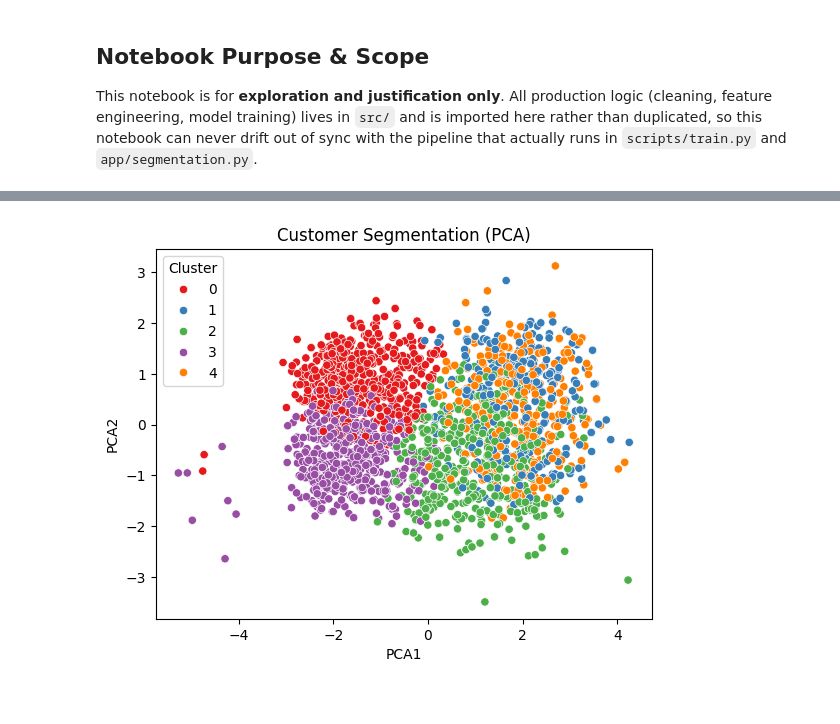
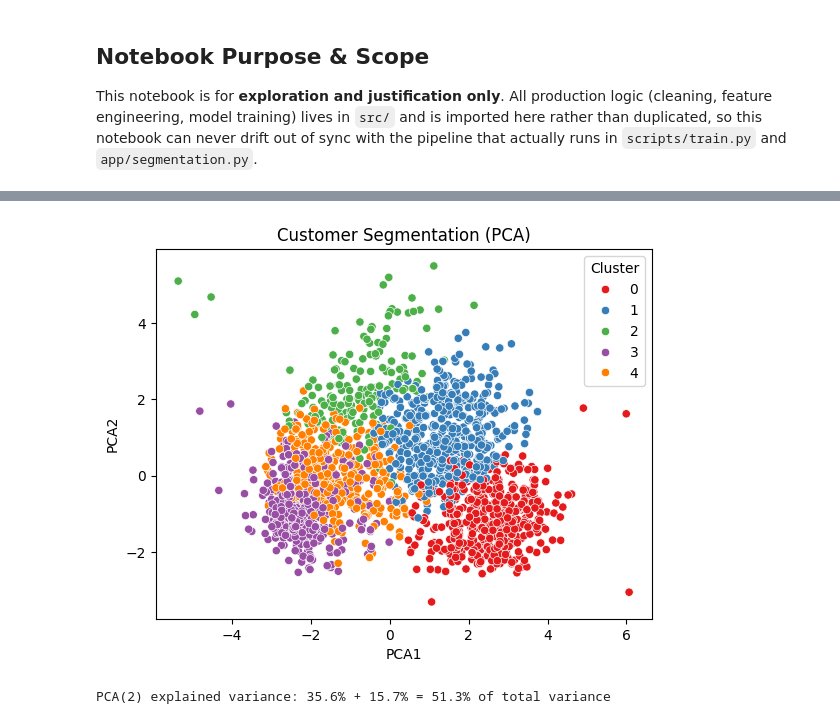
Before and after one commit to Ampofowaa/CustomerSegmentation_Project, a Jupyter notebook: notebooks/Analysis_Model.ipynb, the cells around one changed output, grey strips where cells are left out. Drawn from its saved outputs; the diff is of its cells as text; code cells hidden in the pictures.

```diff
--- a/notebooks/Analysis_Model.ipynb
+++ b/notebooks/Analysis_Model.ipynb
@@ -210,6 +965,12 @@ Both the elbow bend and silhouette score point to **k=5** as a reasonable, inter
 # %%
-pipeline, labels, silhouette = fit_pipeline(X, n_clusters=config.N_CLUSTERS)
-df['Cluster'] = labels
-print(f"Silhouette score: {silhouette:.4f}")
-df['Cluster'].value_counts().sort_index()
+result = run_training_pipeline(n_clusters=config.N_CLUSTERS)  # use_pca defaults to True -- the choice made above
+
+pipeline = result["pipeline"]
+labels = result["labels"]
+df = result["df"]  # same load -> clean -> engineer path as earlier in this notebook, returned fresh
+silhouette = result["silhouette_score"]
+
+df["Cluster"] = labels
+print(f"Silhouette score (final, PCA): {silhouette:.3f}")
+df["Cluster"].value_counts().sort_index()
 # %% [output]
@@ -248,10 +1015,14 @@ profile
 # %%
 pca = PCA(n_components=2)
 pca_data = pca.fit_transform(StandardScaler().fit_transform(X))
 df['PCA1'], df['PCA2'] = pca_data[:, 0], pca_data[:, 1]
 
 sns.scatterplot(x='PCA1', y='PCA2', hue='Cluster', data=df, palette='Set1')
 plt.title('Customer Segmentation (PCA)')
 plt.show()
+
+pc1, pc2 = pca.explained_variance_ratio_
+print(f"PCA(2) explained variance: {pc1:.1%} + {pc2:.1%} = {pc1 + pc2:.1%} of total variance")
 # %% [output]
-[figure, old version]
+[figure, new version]
+PCA(2) explained variance: 35.6% + 15.7% = 51.3% of total variance
```
Also changed, not shown: parts of 138 cells of this notebook, 15 other files.
